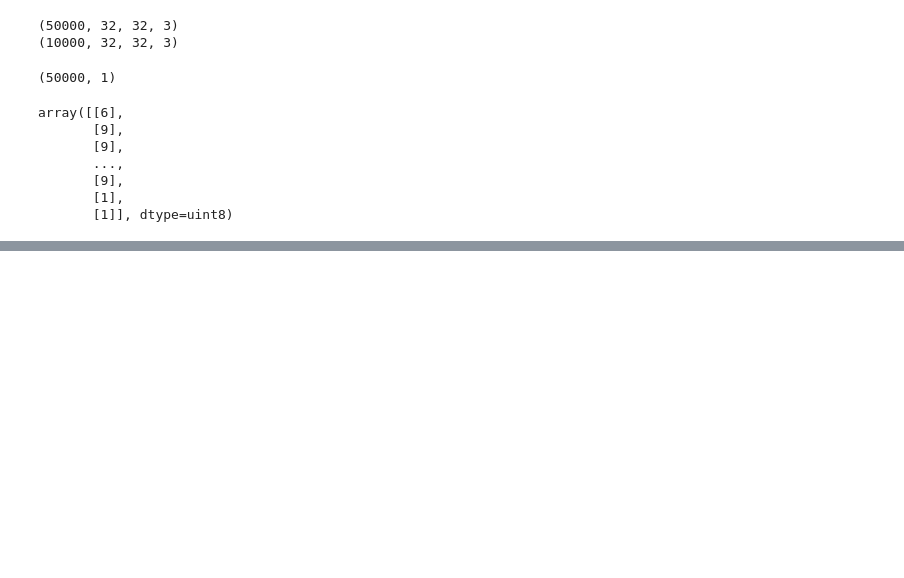
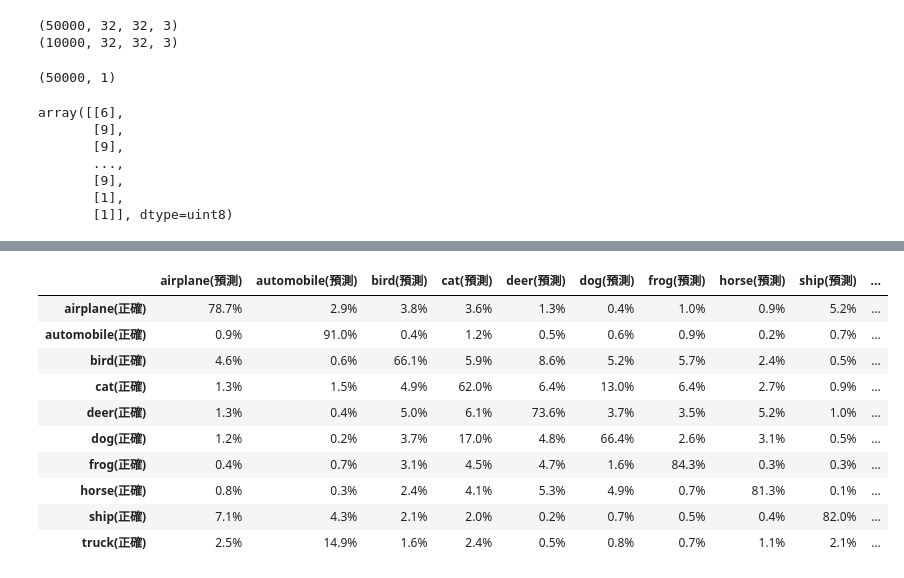
Before and after one commit to Elwing-Chou/MLDemo1211, a Jupyter notebook: simplecnn.ipynb, the cells around one changed output, grey strips where cells are left out. Saved outputs shown, nothing was run; the diff lists cells and outputs as text; code cells hidden in the pictures; blank space fills up the shorter version.

```diff
--- a/simplecnn.ipynb
+++ b/simplecnn.ipynb
@@ -63,7 +60,7 @@ model.add(Conv2D(256, 3,
 model.add(MaxPooling2D())
 # MLP
 model.add(Flatten())
-model.add(Dense(256, activation="relu"))
+model.add(Dense(512, activation="relu"))
 model.add(Dropout(0.25))
 model.add(Dense(10, activation="softmax"))
 model.summary()
@@ -86,6 +83,6 @@ Trainable params: 1,422,218
 Non-trainable params: 0
 _________________________________________________________________
 # %%
-model.compile(loss="categorical_crossentropy",
+model.compile(loss="sparse_categorical_crossentropy",
               optimizer="adam",
               metrics=["accuracy"])
@@ -91,0 +122,25 @@ model.compile(loss="categorical_crossentropy",
+# %%
+import pandas as pd
+from sklearn.metrics import confusion_matrix
+
+pre = model.predict_classes(x_test_norm)
+i = ["{}(正確)".format(n) for n in trans]
+c = ["{}(預測)".format(n) for n in trans]
+percents = []
+for r in confusion_matrix(y_test, pre):
+    percents.append(["{}%".format(round(n/sum(r) * 100, 2)) for n in r])
+pd.DataFrame(percents,
+             index=i,
+             columns=c)
+# %% [output]
+|  | airplane(預測) | automobile(預測) | bird(預測) | cat(預測) | deer(預測) | dog(預測) | frog(預測) | horse(預測) | ship(預測) | ... |
+| airplane(正確) | 78.7% | 2.9% | 3.8% | 3.6% | 1.3% | 0.4% | 1.0% | 0.9% | 5.2% | ... |
+| automobile(正確) | 0.9% | 91.0% | 0.4% | 1.2% | 0.5% | 0.6% | 0.9% | 0.2% | 0.7% | ... |
+| bird(正確) | 4.6% | 0.6% | 66.1% | 5.9% | 8.6% | 5.2% | 5.7% | 2.4% | 0.5% | ... |
+| cat(正確) | 1.3% | 1.5% | 4.9% | 62.0% | 6.4% | 13.0% | 6.4% | 2.7% | 0.9% | ... |
+| deer(正確) | 1.3% | 0.4% | 5.0% | 6.1% | 73.6% | 3.7% | 3.5% | 5.2% | 1.0% | ... |
+| dog(正確) | 1.2% | 0.2% | 3.7% | 17.0% | 4.8% | 66.4% | 2.6% | 3.1% | 0.5% | ... |
+| frog(正確) | 0.4% | 0.7% | 3.1% | 4.5% | 4.7% | 1.6% | 84.3% | 0.3% | 0.3% | ... |
+| horse(正確) | 0.8% | 0.3% | 2.4% | 4.1% | 5.3% | 4.9% | 0.7% | 81.3% | 0.1% | ... |
+| ship(正確) | 7.1% | 4.3% | 2.1% | 2.0% | 0.2% | 0.7% | 0.5% | 0.4% | 82.0% | ... |
+| truck(正確) | 2.5% | 14.9% | 1.6% | 2.4% | 0.5% | 0.8% | 0.7% | 1.1% | 2.1% | ... |
```
Also changed, not shown: parts of 7 cells of this notebook.
